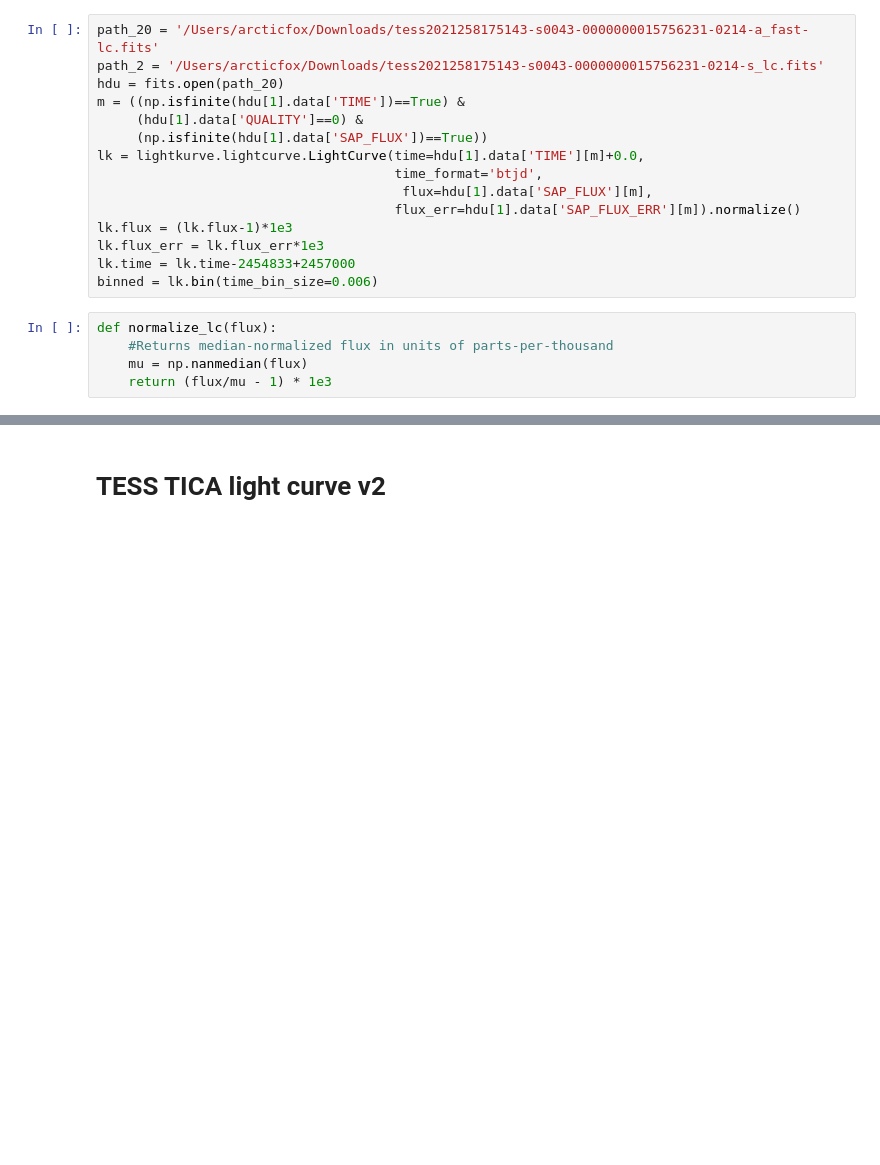
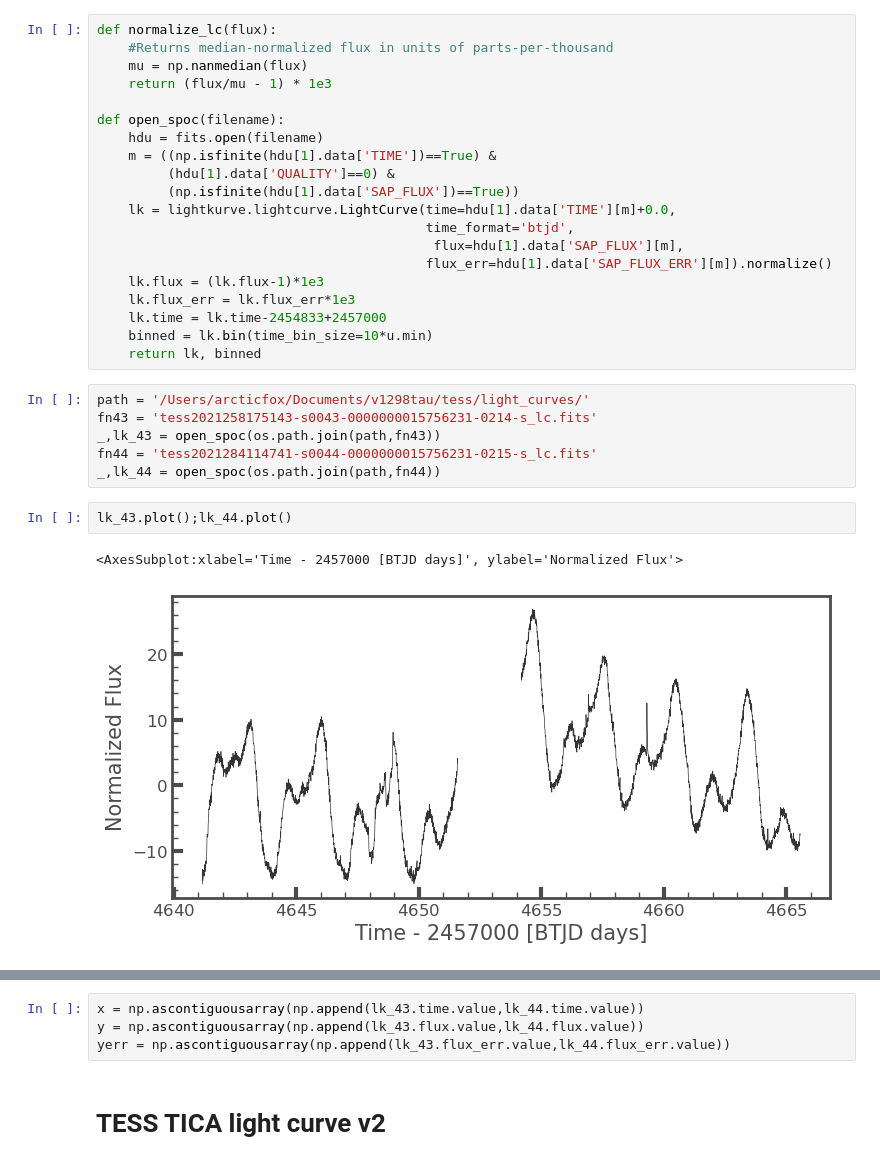
Before and after one commit to afeinstein20/v1298tau_tess, a Jupyter notebook: notebooks/TESS_V1298Tau.ipynb, the cells around one changed output, grey strips where cells are left out. Saved outputs shown, nothing was run; the diff lists cells and outputs as text; blank space fills up the shorter version.

```diff
--- a/notebooks/TESS_V1298Tau.ipynb
+++ b/notebooks/TESS_V1298Tau.ipynb
@@ -22,22 +25,33 @@ from astropy.io import fits
 import time as timer
 tangerine= np.load('/Users/arcticfox/parula_colors.npy')[np.linspace(0,180,5,dtype=int)]
 # %%
-path_20 = '/Users/arcticfox/Downloads/tess2021258175143-s0043-0000000015756231-0214-a_fast-lc.fits'
-path_2 = '/Users/arcticfox/Downloads/tess2021258175143-s0043-0000000015756231-0214-s_lc.fits'
-hdu = fits.open(path_20)
-m = ((np.isfinite(hdu[1].data['TIME'])==True) &
-     (hdu[1].data['QUALITY']==0) &
-     (np.isfinite(hdu[1].data['SAP_FLUX'])==True))
-lk = lightkurve.lightcurve.LightCurve(time=hdu[1].data['TIME'][m]+0.0,
-                                      time_format='btjd',
-                                       flux=hdu[1].data['SAP_FLUX'][m],
-                                      flux_err=hdu[1].data['SAP_FLUX_ERR'][m]).normalize()
-lk.flux = (lk.flux-1)*1e3
-lk.flux_err = lk.flux_err*1e3
-lk.time = lk.time-2454833+2457000
-binned = lk.bin(time_bin_size=0.006)
+def normalize_lc(flux):
+    #Returns median-normalized flux in units of parts-per-thousand
+    mu = np.nanmedian(flux)
+    return (flux/mu - 1) * 1e3
+
+def open_spoc(filename):
+    hdu = fits.open(filename)
+    m = ((np.isfinite(hdu[1].data['TIME'])==True) &
+         (hdu[1].data['QUALITY']==0) &
+         (np.isfinite(hdu[1].data['SAP_FLUX'])==True))
+    lk = lightkurve.lightcurve.LightCurve(time=hdu[1].data['TIME'][m]+0.0,
+                                          time_format='btjd',
+                                           flux=hdu[1].data['SAP_FLUX'][m],
+                                          flux_err=hdu[1].data['SAP_FLUX_ERR'][m]).normalize()
+    lk.flux = (lk.flux-1)*1e3
+    lk.flux_err = lk.flux_err*1e3
+    lk.time = lk.time-2454833+2457000
+    binned = lk.bin(time_bin_size=10*u.min)
+    return lk, binned
-# %%
-def normalize_lc(flux):
-    #Returns median-normalized flux in units of parts-per-thousand
-    mu = np.nanmedian(flux)
-    return (flux/mu - 1) * 1e3
+# %%
+path = '/Users/arcticfox/Documents/v1298tau/tess/light_curves/'
+fn43 = 'tess2021258175143-s0043-0000000015756231-0214-s_lc.fits'
+_,lk_43 = open_spoc(os.path.join(path,fn43))
+fn44 = 'tess2021284114741-s0044-0000000015756231-0215-s_lc.fits'
+_,lk_44 = open_spoc(os.path.join(path,fn44))
+# %%
+lk_43.plot();lk_44.plot()
+# %% [output]
+<AxesSubplot:xlabel='Time - 2457000 [BTJD days]', ylabel='Normalized Flux'>
+[figure, added]
@@ -44,3 +59,7 @@ def normalize_lc(flux):
+# %%
+x = np.ascontiguousarray(np.append(lk_43.time.value,lk_44.time.value))
+y = np.ascontiguousarray(np.append(lk_43.flux.value,lk_44.flux.value))
+yerr = np.ascontiguousarray(np.append(lk_43.flux_err.value,lk_44.flux_err.value))
 # %% [markdown]
 
 # **TESS TICA light curve v2**
```
Also changed, not shown: parts of 41 cells of this notebook, 5 other files.
